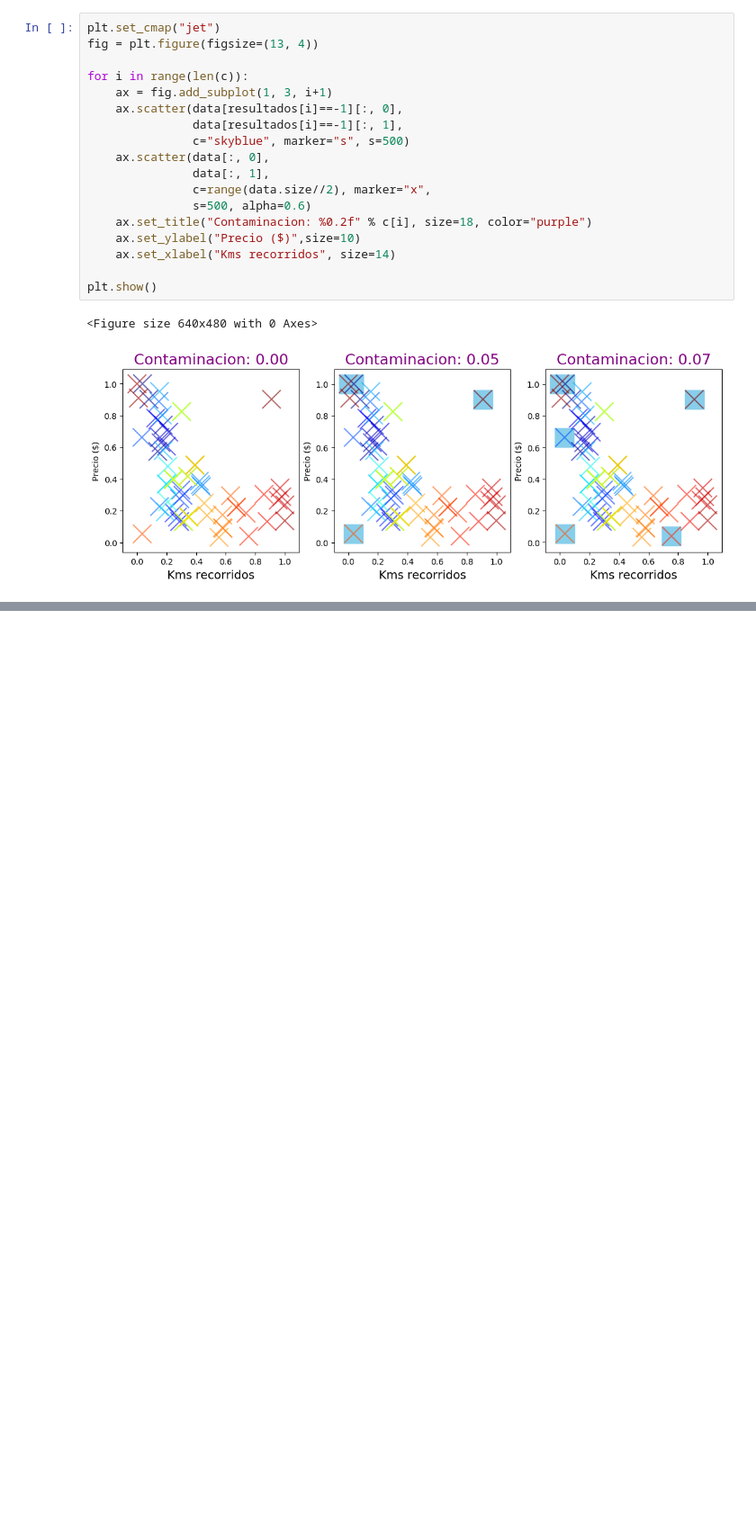
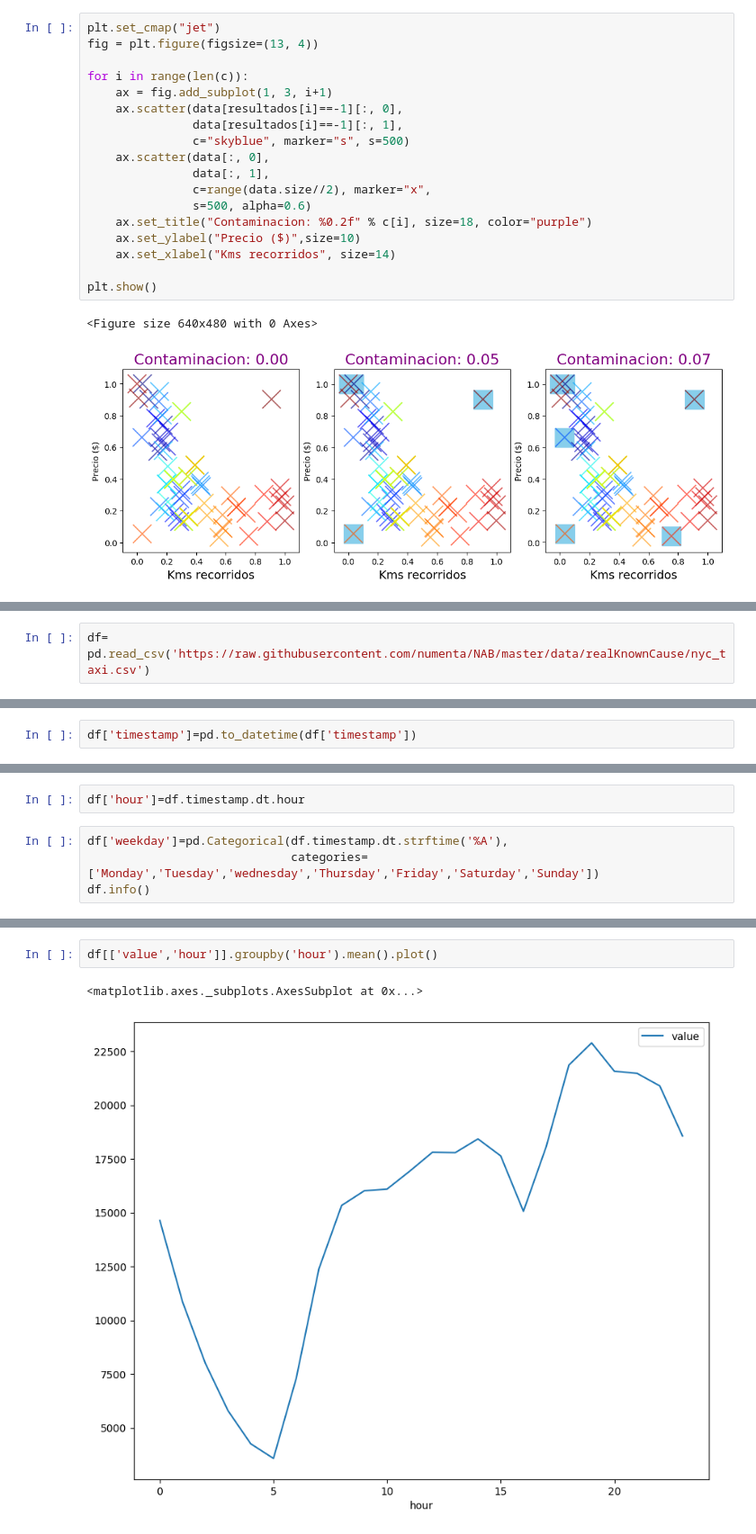
Before and after one commit to llukitas/Machine_Learning_Tutorial, a Jupyter notebook: 2_Aprendizaje_Supervisado/03_Deteccion_outliers/IsolationForest.ipynb, the cells around one changed output, grey strips where cells are left out. Shown at 90% size. Drawn from its saved outputs; the diff is of its cells as text; blank space fills up the shorter version.

```diff
--- a/2_Aprendizaje_Supervisado/03_Deteccion_outliers/IsolationForest.ipynb
+++ b/2_Aprendizaje_Supervisado/03_Deteccion_outliers/IsolationForest.ipynb
@@ -54,0 +70,2 @@ plt.show()
+# %%
+df= pd.read_csv('https://raw.githubusercontent.com/numenta/NAB/master/data/realKnownCause/nyc_taxi.csv')
@@ -54,0 +84,2 @@ plt.show()
+# %%
+df['timestamp']=pd.to_datetime(df['timestamp'])
@@ -54,0 +92,6 @@ plt.show()
+# %%
+df['hour']=df.timestamp.dt.hour
+# %%
+df['weekday']=pd.Categorical(df.timestamp.dt.strftime('%A'),
+                             categories=['Monday','Tuesday','wednesday','Thursday','Friday','Saturday','Sunday'])
+df.info()
@@ -54,0 +110,5 @@ plt.show()
+# %%
+df[['value','hour']].groupby('hour').mean().plot()
+# %% [output]
+<matplotlib.axes._subplots.AxesSubplot at 0x...>
+[figure, added]
```
Also changed, not shown: parts of 23 cells of this notebook.
